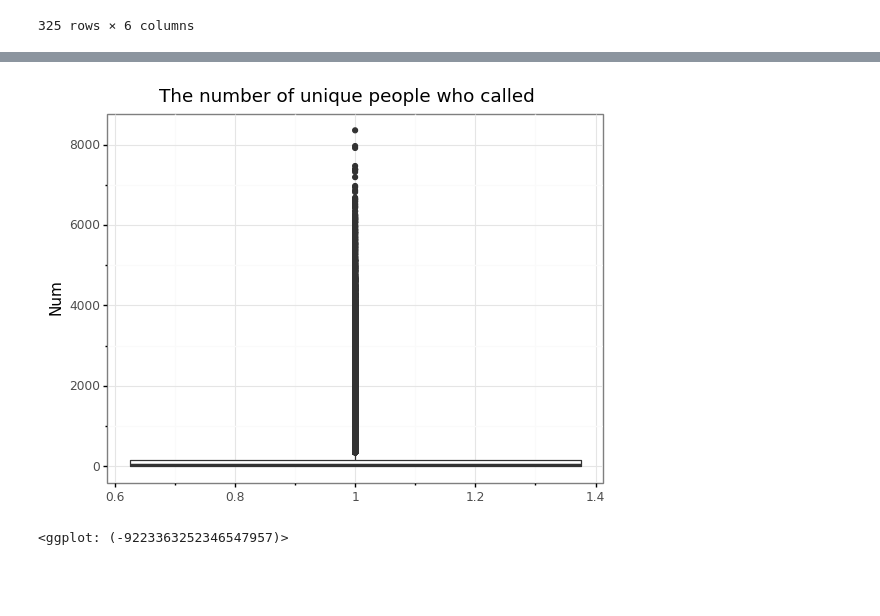
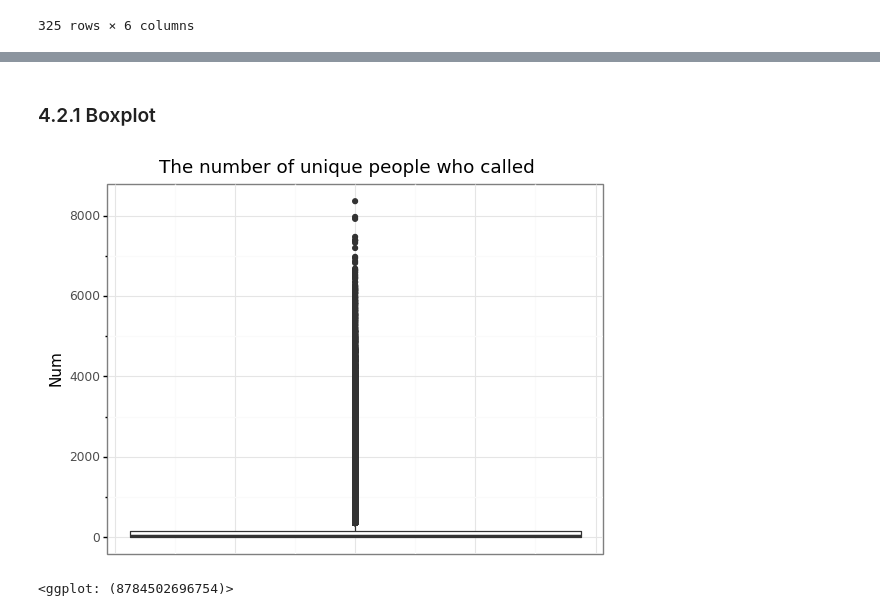
Before and after one commit to koojaekwan/jaekwan-s-python, a Jupyter notebook: jaekwankoo.ipynb, the cells around one changed output, grey strips where cells are left out. Saved outputs shown, nothing was run; the diff lists cells and outputs as text; code cells hidden in the pictures; blank space fills up the shorter version.

```diff
--- a/jaekwankoo.ipynb
+++ b/jaekwankoo.ipynb
@@ -669,10 +681,15 @@ final_dat[final_dat['people_len'] == min(final_dat['people_len'])]
+# %% [markdown]
+### 4.2.1 Boxplot
 # %%
 ggplot(data=final_dat) +\
 geom_boxplot(aes(x=1,y="people_len")) +\
 ggtitle("The number of unique people who called")+\
 xlab("") +\
 ylab("Num") +\
-theme_bw()
+theme_bw() +\
+theme(axis_ticks_minor_x=element_blank(),
+      axis_ticks_major_x=element_blank(),
+      axis_text_x=element_blank())
 # %% [output]
-[figure, old version]
+[figure, new version]
-<ggplot: (-9223363252346547957)>
+<ggplot: (8784502696754)>
```
Also changed, not shown: parts of 23 cells of this notebook.
